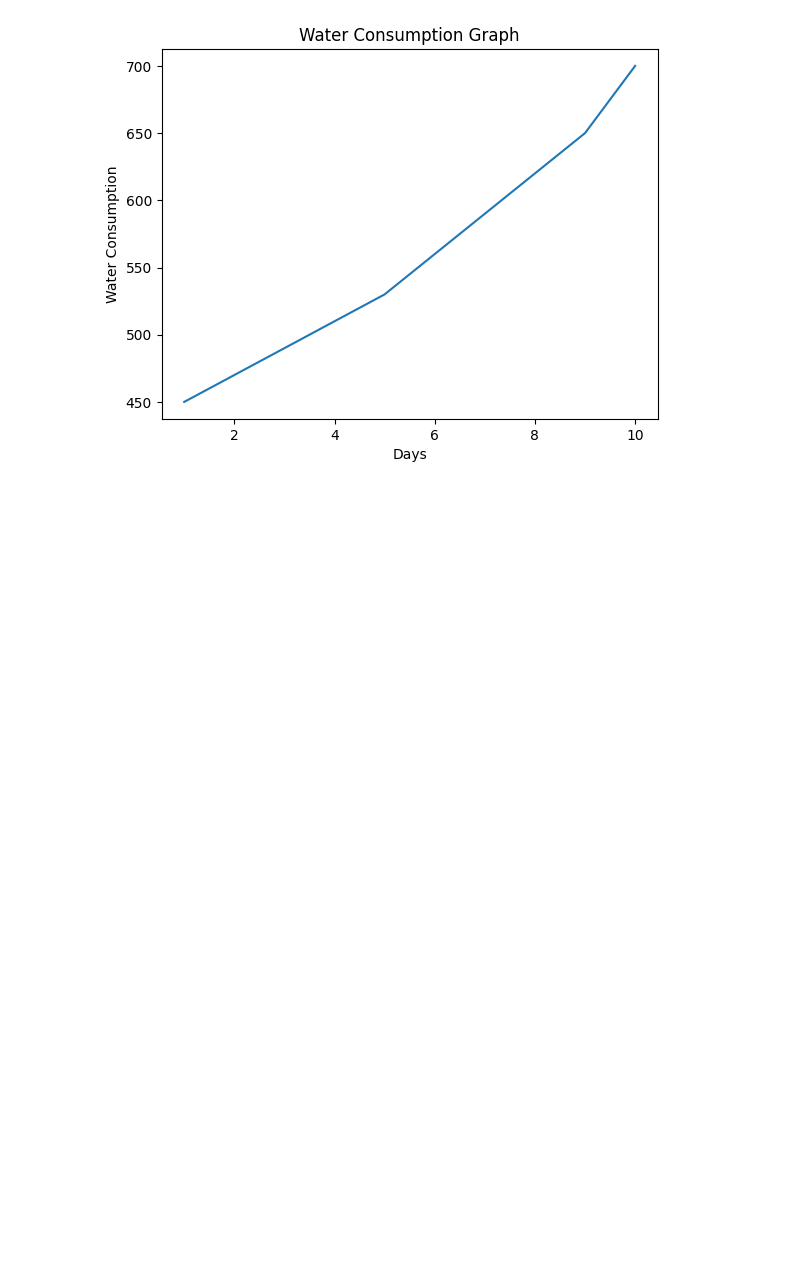
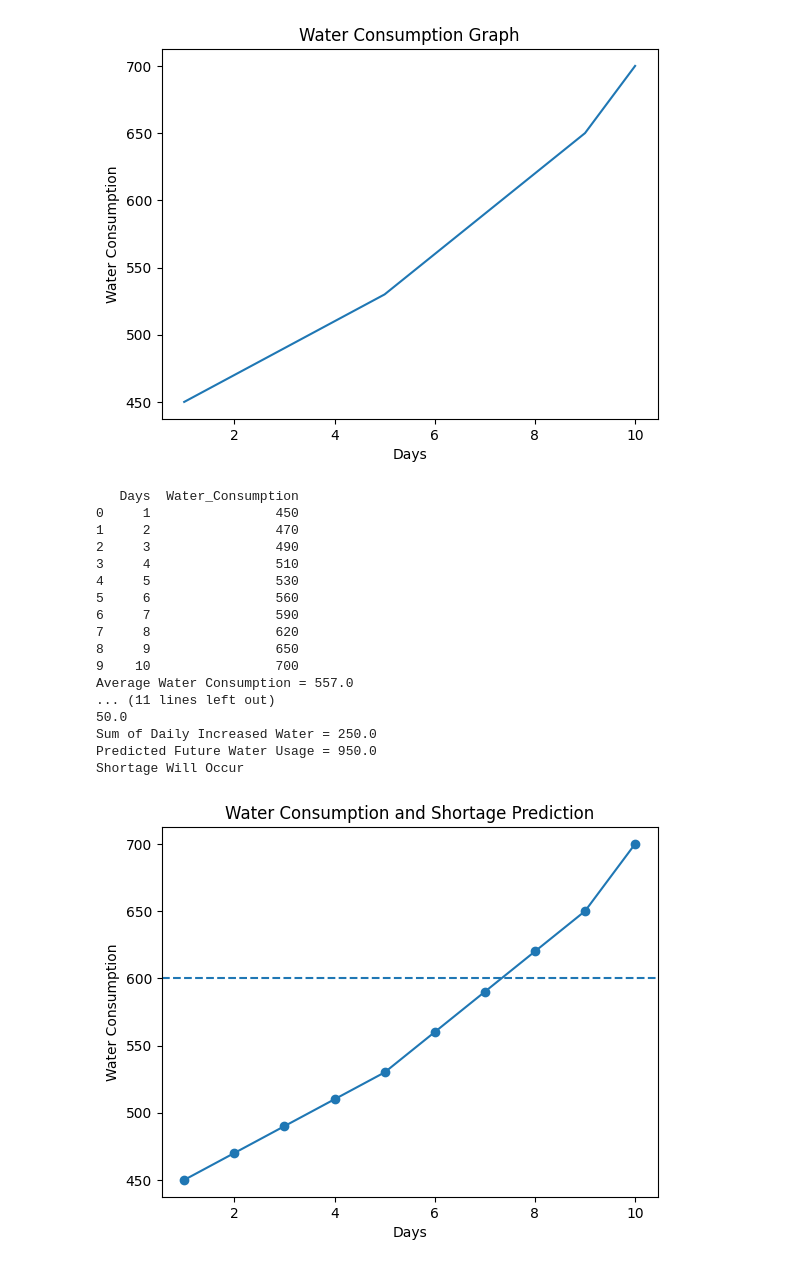
Before and after one commit to AsrithaAmbure/dataanlytics, a Jupyter notebook: predictiveanalysis.ipynb, the cells around one changed output. Drawn from its saved outputs; the diff is of its cells as text; code cells hidden in the pictures; blank space fills up the shorter version.

```diff
--- a/predictiveanalysis.ipynb
+++ b/predictiveanalysis.ipynb
@@ -125,3 +125,69 @@ Name: Water_Consumption, dtype: float64
 Sum of Daily Increased Water = 250.0
 No Shortage
 [figure]
+# %%
+import pandas as pd
+import matplotlib.pyplot as plt
+
+data = {
+    "Days": [1,2,3,4,5,6,7,8,9,10],
+    "Water_Consumption": [450,470,490,510,530,560,590,620,650,700]
+}
+
+df = pd.DataFrame(data)
+
+print(df)
+
+avg = df["Water_Consumption"].mean()
+print("Average Water Consumption =", avg)
+
+total = df["Water_Consumption"].sum()
+print("Total Water Usage =", total)
+
+increase = df["Water_Consumption"].diff()
+
+print("Water Usage Increased =")
+print(increase.to_string(index=False))
+
+sum_increase = increase.sum()
+print("Sum of Daily Increased Water =", sum_increase)
+
+#predicted future value
+future_usage = df["Water_Consumption"].iloc[-1] + sum_increase
+
+print("Predicted Future Water Usage =", future_usage)
+
+limit = 600
+
+if future_usage > limit:
+    print("Shortage Will Occur")
+else:
+    print("No Shortage")
+
+plt.plot(df["Days"], df["Water_Consumption"], marker='o')
+plt.axhline(y=limit, linestyle='--')
+
+plt.xlabel("Days")
+plt.ylabel("Water Consumption")
+plt.title("Water Consumption and Shortage Prediction")
+
+plt.show()
+# %% [output]
+   Days  Water_Consumption
+0     1                450
+1     2                470
+2     3                490
+3     4                510
+4     5                530
+5     6                560
+6     7                590
+7     8                620
+8     9                650
+9    10                700
+Average Water Consumption = 557.0
+... (11 lines left out)
+50.0
+Sum of Daily Increased Water = 250.0
+Predicted Future Water Usage = 950.0
+Shortage Will Occur
+[figure, added]
```
Also changed, not shown: parts of 1 cell of this notebook.
